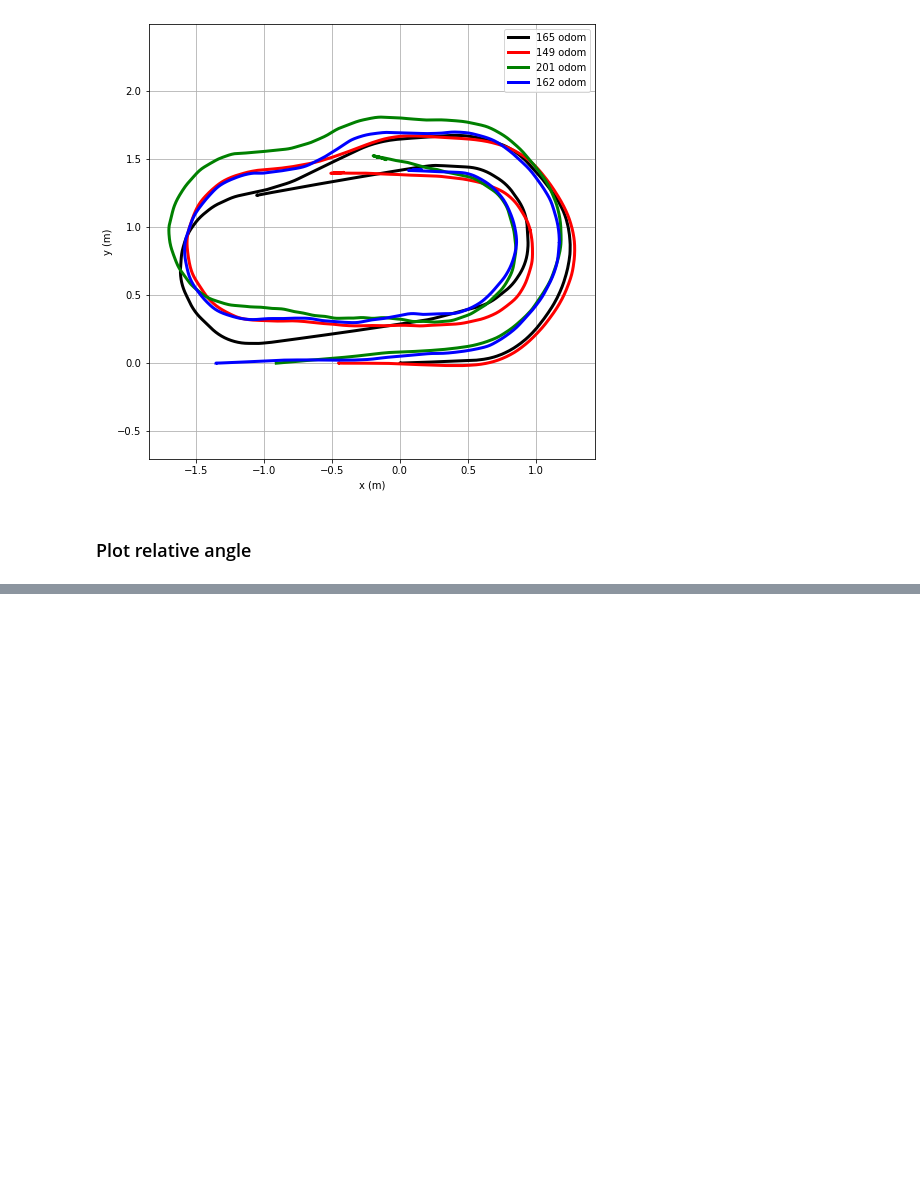
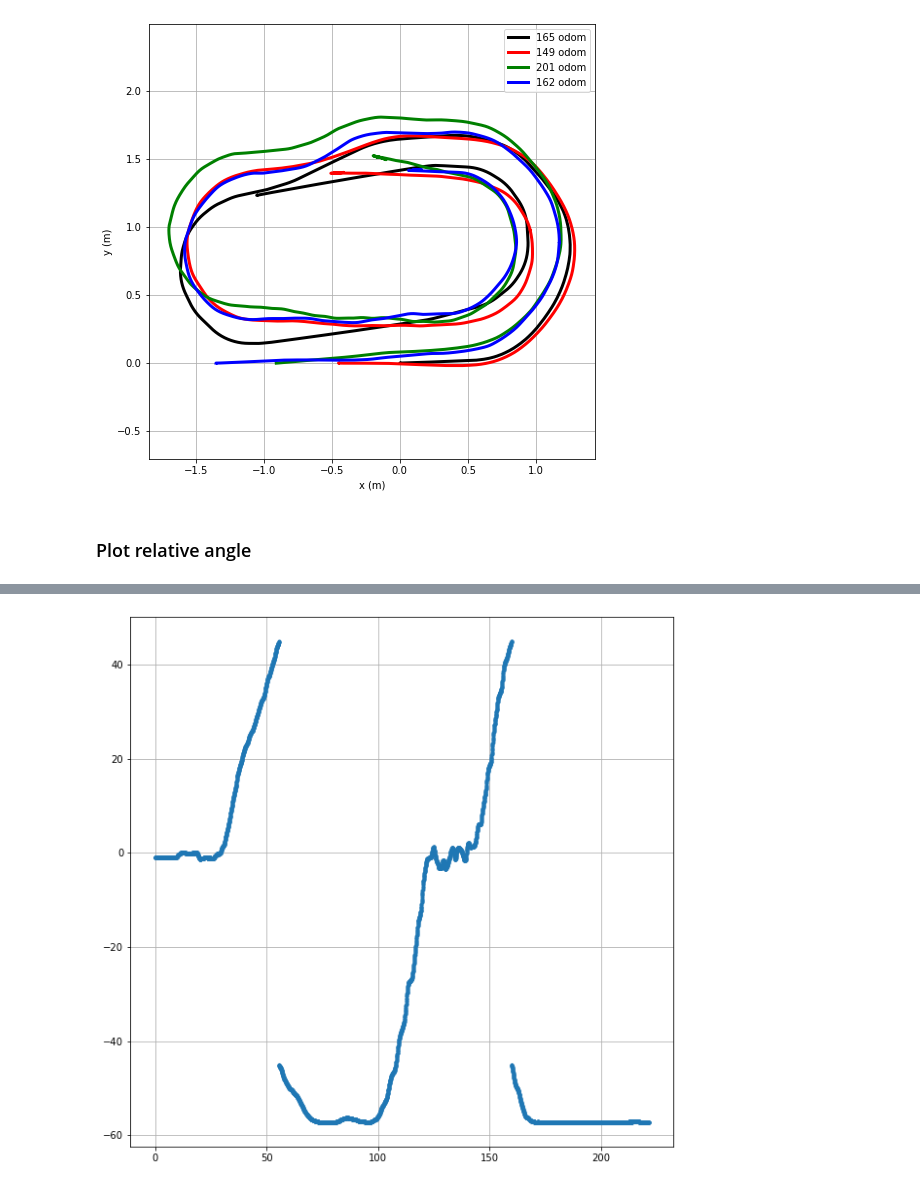
Before and after one commit to holyhenry/DSR_s_curve_tbot_test, a Jupyter notebook: plotting/scripts/data_visualize.ipynb, the cells around one changed output, grey strips where cells are left out. Cells and saved outputs as stored; diff of their text form; code cells hidden in the pictures; blank space fills up the shorter version.

```diff
--- a/plotting/scripts/data_visualize.ipynb
+++ b/plotting/scripts/data_visualize.ipynb
@@ -74,0 +140,6 @@ print(len(head_165),len(head_149),len(head_201),len(head_162))
+# %%
+plt.figure(figsize=(10,10))
+plt.plot(np.arange(len(head_149))/odom149_freq, head_149*180/np.pi, '.')
+plt.grid()
+# %% [output]
+[figure, added]
```
Also changed, not shown: parts of 7 cells of this notebook, 7 other files.
